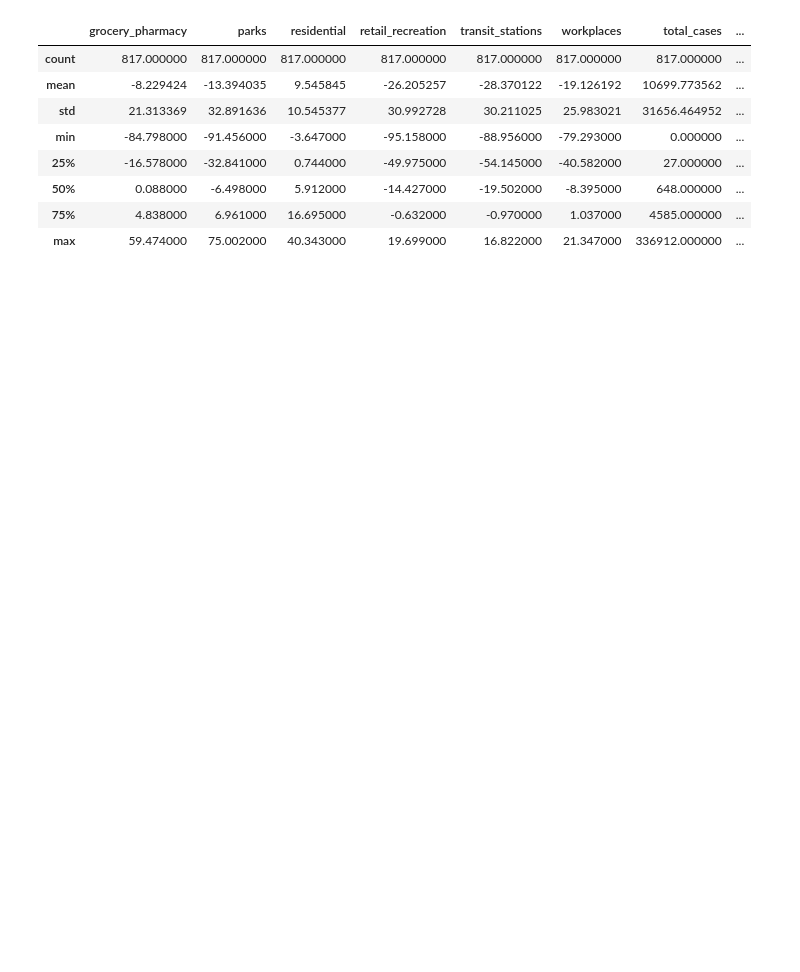
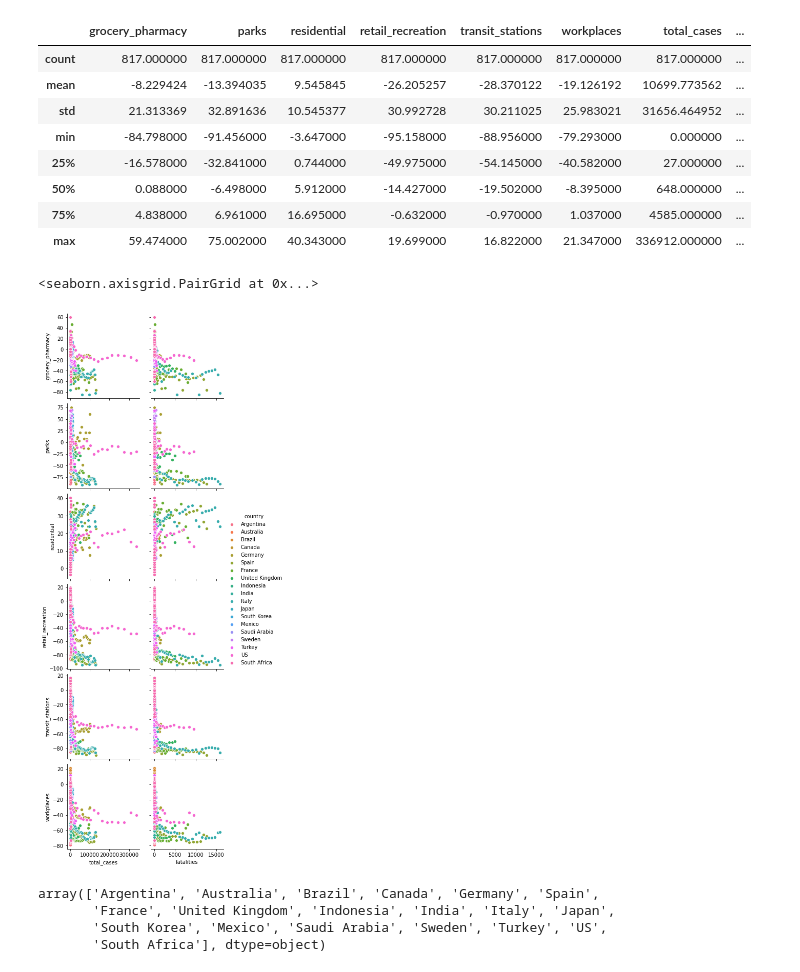
Before and after one commit to Pedrag1234/FEUP_IART_TP2, a Jupyter notebook: src/ covid19_mobility.ipynb, the cells around one changed output. Drawn from its saved outputs; the diff is of its cells as text; code cells hidden in the pictures; blank space fills up the shorter version.

```diff
--- a/src/ covid19_mobility.ipynb
+++ b/src/ covid19_mobility.ipynb
@@ -24,3 +48,19 @@ iris_data.describe()
 | 50% | 0.088000 | -6.498000 | 5.912000 | -14.427000 | -19.502000 | -8.395000 | 648.000000 | ... |
 | 75% | 4.838000 | 6.961000 | 16.695000 | -0.632000 | -0.970000 | 1.037000 | 4585.000000 | ... |
 | max | 59.474000 | 75.002000 | 40.343000 | 19.699000 | 16.822000 | 21.347000 | 336912.000000 | ... |
+# %%
+
+
+sb.pairplot(covid_data, hue='country',x_vars = ["total_cases","fatalities"],
+            y_vars = ["grocery_pharmacy","parks","residential",
+                      "retail_recreation","transit_stations","workplaces"])
+# %% [output]
+<seaborn.axisgrid.PairGrid at 0x...>
+[figure, added]
+# %%
+covid_data['country'].unique()
+# %% [output]
+array(['Argentina', 'Australia', 'Brazil', 'Canada', 'Germany', 'Spain',
+       'France', 'United Kingdom', 'Indonesia', 'India', 'Italy', 'Japan',
+       'South Korea', 'Mexico', 'Saudi Arabia', 'Sweden', 'Turkey', 'US',
+       'South Africa'], dtype=object)
```
Also changed, not shown: parts of 8 cells of this notebook.
